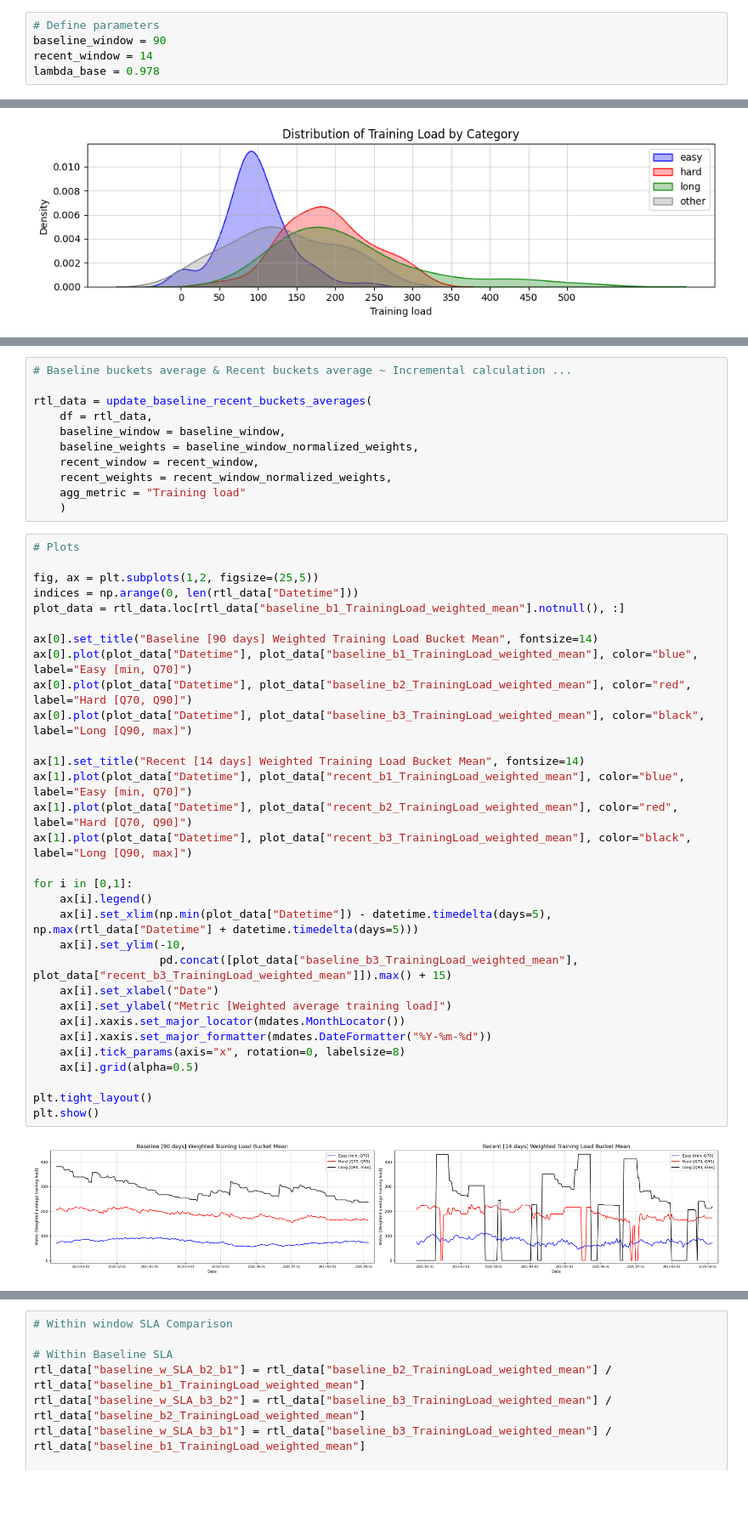
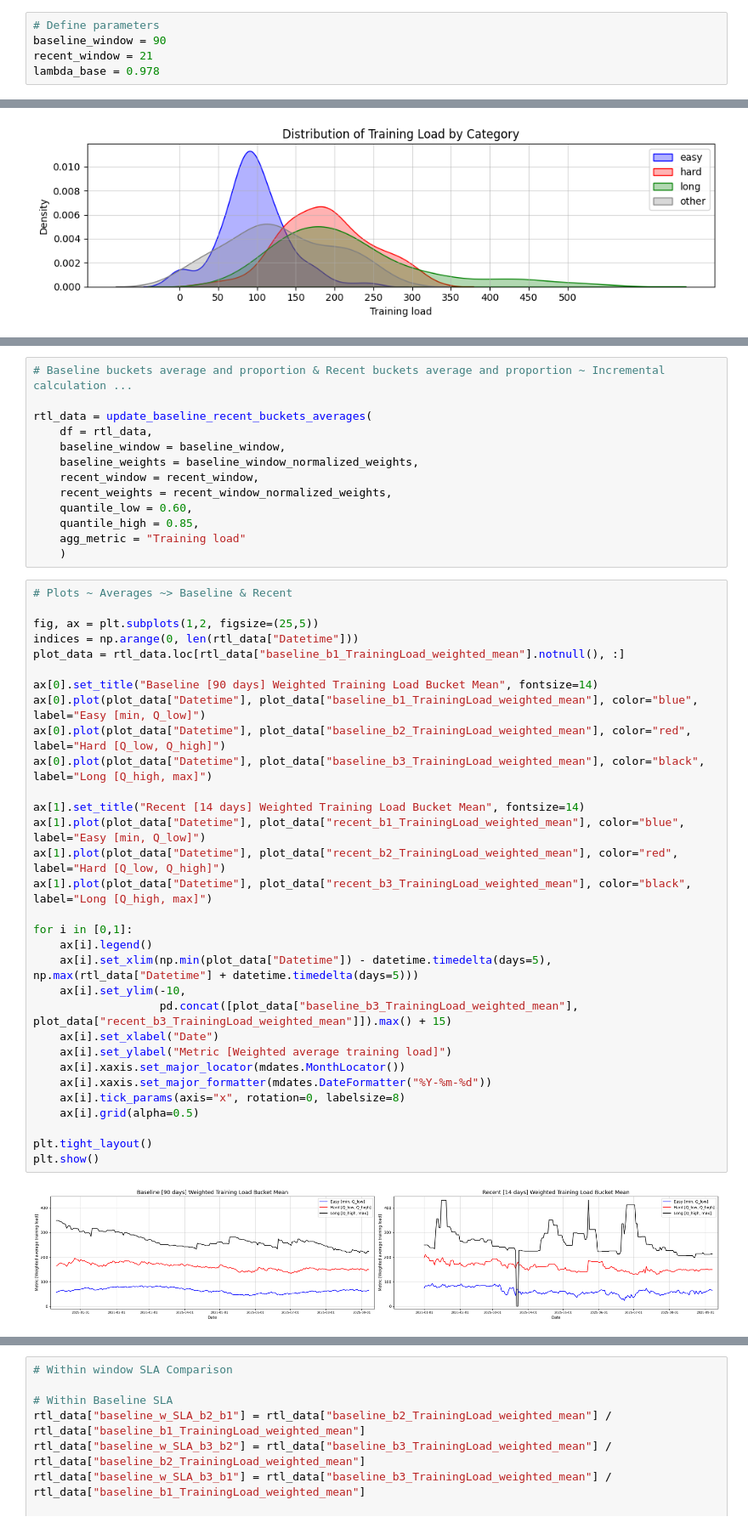
Before and after one commit to 1312Bravo/TrainingPeaks_customLog, a Jupyter notebook: analysis/relative_training_load/development.ipynb, the cells around one changed output, grey strips where cells are left out. Shown at 85% size. Saved outputs shown, nothing was run; the diff lists cells and outputs as text; blank space fills up the shorter version.

```diff
--- a/analysis/relative_training_load/development.ipynb
+++ b/analysis/relative_training_load/development.ipynb
@@ -227,7 +227,7 @@ Note: By keeping the baseline and recent windows non-overlapping, we ensure that
 # %%
 # Define parameters
 baseline_window = 90
-recent_window = 14
+recent_window = 21
 lambda_base = 0.978
 # %%
 # Define weights once for all
@@ -577,7 +603,7 @@ def update_baseline_recent_buckets_averages(df, baseline_window, baseline_weight
     # Return
     return df
 # %%
-# Baseline buckets average & Recent buckets average ~ Incremental calculation ...
+# Baseline buckets average and proportion & Recent buckets average and proportion ~ Incremental calculation ...
 
 rtl_data = update_baseline_recent_buckets_averages(
     df = rtl_data,
@@ -585,38 +611,40 @@ rtl_data = update_baseline_recent_buckets_averages(
     baseline_weights = baseline_window_normalized_weights,
     recent_window = recent_window,
     recent_weights = recent_window_normalized_weights,
+    quantile_low = 0.60,
+    quantile_high = 0.85,
     agg_metric = "Training load"
     )
 # %%
-# Plots
+# Plots ~ Averages ~> Baseline & Recent
 
 fig, ax = plt.subplots(1,2, figsize=(25,5))
 indices = np.arange(0, len(rtl_data["Datetime"]))
 plot_data = rtl_data.loc[rtl_data["baseline_b1_TrainingLoad_weighted_mean"].notnull(), :]
 
 ax[0].set_title("Baseline [90 days] Weighted Training Load Bucket Mean", fontsize=14)
-ax[0].plot(plot_data["Datetime"], plot_data["baseline_b1_TrainingLoad_weighted_mean"], color="blue", label="Easy [min, Q70]")
-ax[0].plot(plot_data["Datetime"], plot_data["baseline_b2_TrainingLoad_weighted_mean"], color="red", label="Hard [Q70, Q90]")
-ax[0].plot(plot_data["Datetime"], plot_data["baseline_b3_TrainingLoad_weighted_mean"], color="black", label="Long [Q90, max]")
+ax[0].plot(plot_data["Datetime"], plot_data["baseline_b1_TrainingLoad_weighted_mean"], color="blue", label="Easy [min, Q_low]")
+ax[0].plot(plot_data["Datetime"], plot_data["baseline_b2_TrainingLoad_weighted_mean"], color="red", label="Hard [Q_low, Q_high]")
+ax[0].plot(plot_data["Datetime"], plot_data["baseline_b3_TrainingLoad_weighted_mean"], color="black", label="Long [Q_high, max]")
 
 ax[1].set_title("Recent [14 days] Weighted Training Load Bucket Mean", fontsize=14)
-ax[1].plot(plot_data["Datetime"], plot_data["recent_b1_TrainingLoad_weighted_mean"], color="blue", label="Easy [min, Q70]")
-ax[1].plot(plot_data["Datetime"], plot_data["recent_b2_TrainingLoad_weighted_mean"], color="red", label="Hard [Q70, Q90]")
-ax[1].plot(plot_data["Datetime"], plot_data["recent_b3_TrainingLoad_weighted_mean"], color="black", label="Long [Q90, max]")
+ax[1].plot(plot_data["Datetime"], plot_data["recent_b1_TrainingLoad_weighted_mean"], color="blue", label="Easy [min, Q_low]")
+ax[1].plot(plot_data["Datetime"], plot_data["recent_b2_TrainingLoad_weighted_mean"], color="red", label="Hard [Q_low, Q_high]")
+ax[1].plot(plot_data["Datetime"], plot_data["recent_b3_TrainingLoad_weighted_mean"], color="black", label="Long [Q_high, max]")
 
 for i in [0,1]:
     ax[i].legend()
     ax[i].set_xlim(np.min(plot_data["Datetime"]) - datetime.timedelta(days=5), np.max(rtl_data["Datetime"] + datetime.timedelta(days=5)))
     ax[i].set_ylim(-10,
                    pd.concat([plot_data["baseline_b3_TrainingLoad_weighted_mean"], plot_data["recent_b3_TrainingLoad_weighted_mean"]]).max() + 15)
     ax[i].set_xlabel("Date")
     ax[i].set_ylabel("Metric [Weighted average training load]")
     ax[i].xaxis.set_major_locator(mdates.MonthLocator())
     ax[i].xaxis.set_major_formatter(mdates.DateFormatter("%Y-%m-%d"))
     ax[i].tick_params(axis="x", rotation=0, labelsize=8)
     ax[i].grid(alpha=0.5)
 
 plt.tight_layout()
 plt.show()
 # %% [output]
-[figure, old version]
+[figure, new version]
```
Also changed, not shown: parts of 16 cells of this notebook.
